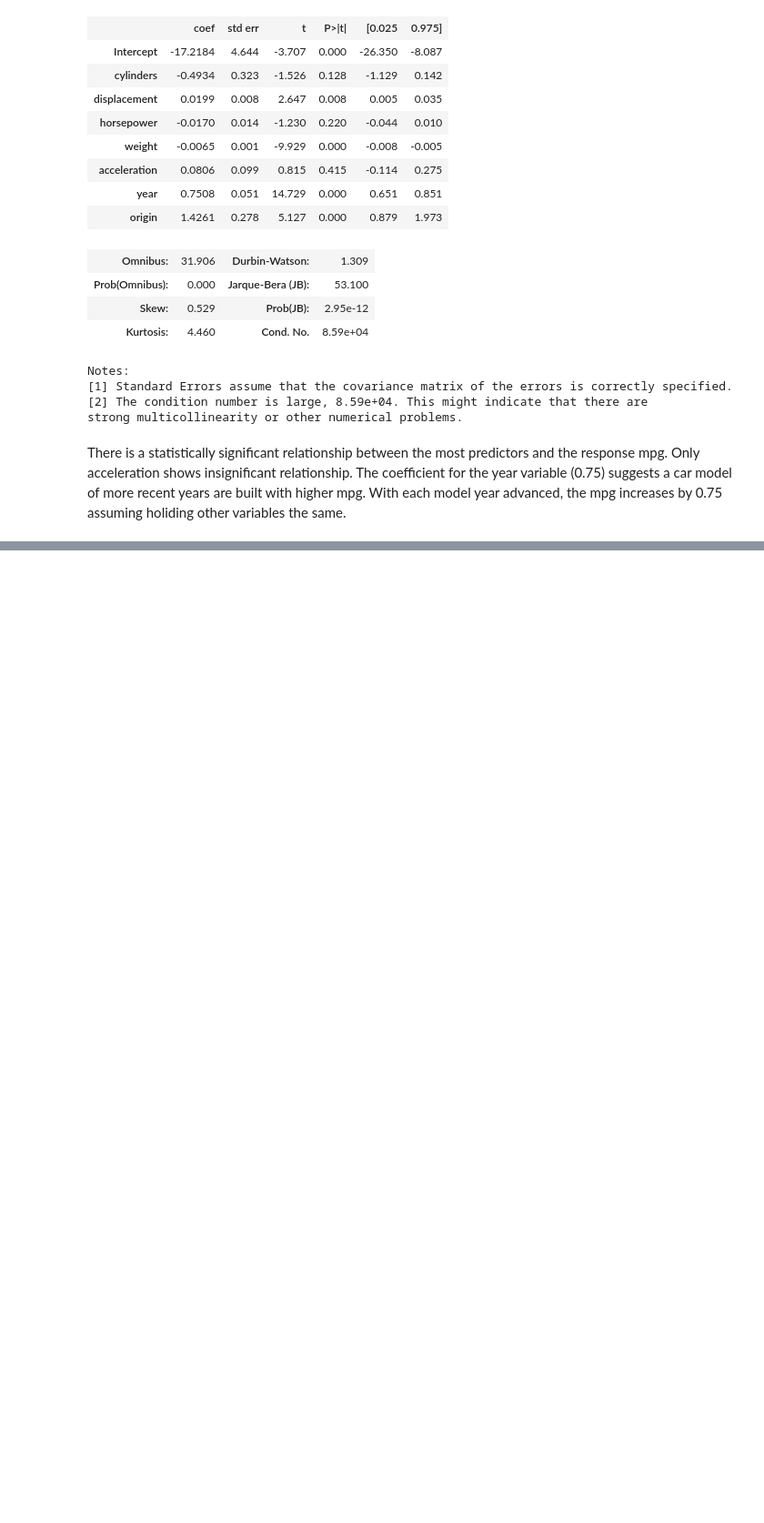
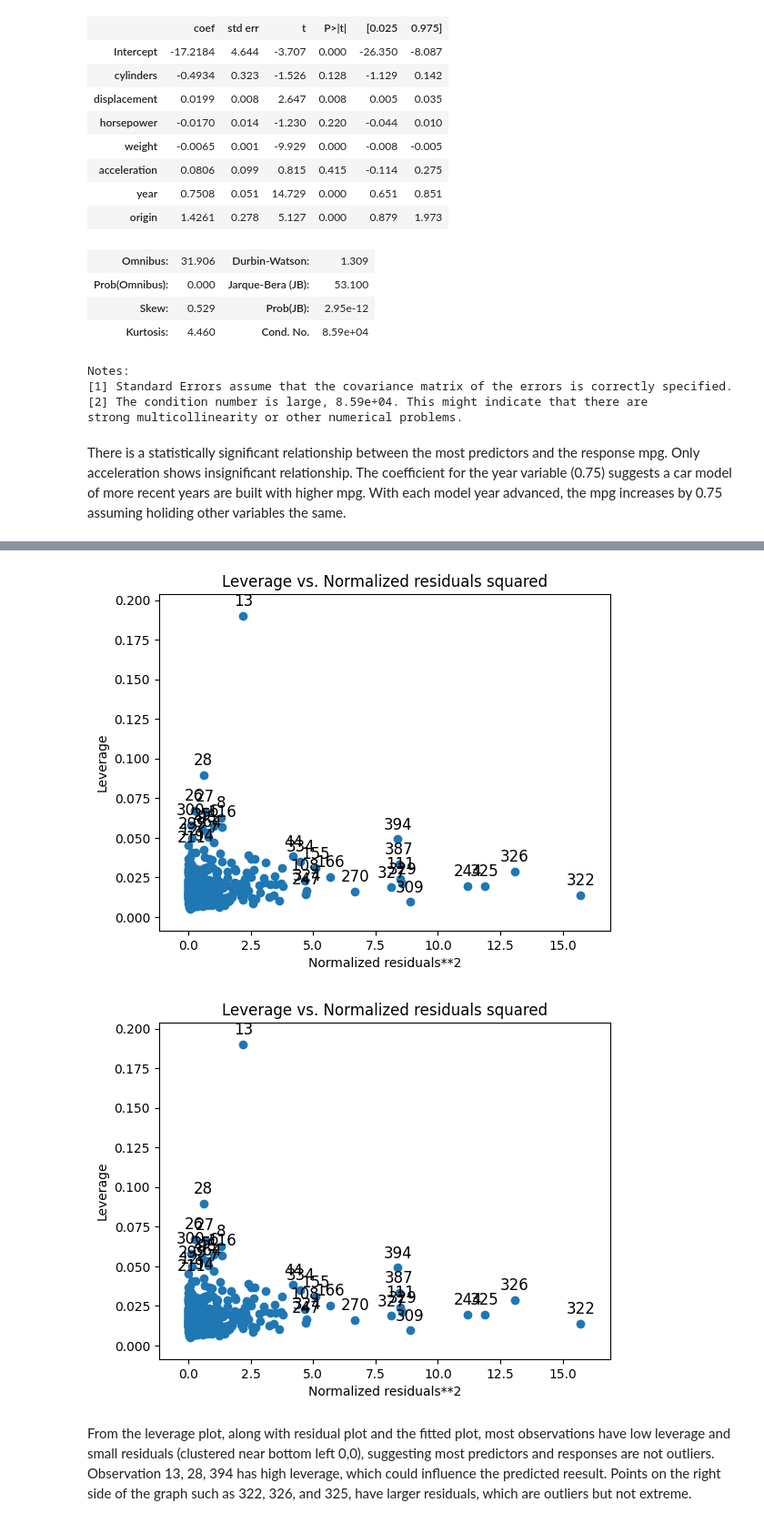
Before and after one commit to mw1296/DSAN5300, a Jupyter notebook: homeworks/HW-2/HW-2.ipynb, the cells around one changed output, grey strips where cells are left out. Shown at 91% size. Drawn from its saved outputs; the diff is of its cells as text; code cells hidden in the pictures; blank space fills up the shorter version.

```diff
--- a/homeworks/HW-2/HW-2.ipynb
+++ b/homeworks/HW-2/HW-2.ipynb
@@ -242,0 +276,8 @@ There is a statistically significant relationship between the most predictors an
+# %%
+# leverage plot
+plot_leverage_resid2(mlr_model)
+# %% [output]
+[figure, added]
+[figure, added]
+# %% [markdown]
+From the leverage plot, along with residual plot and the fitted plot, most observations have low leverage and small residuals (clustered near bottom left 0,0), suggesting most predictors and responses are not outliers. Observation 13, 28, 394 has high leverage, which could influence the predicted reesult. Points on the right side of the graph such as 322, 326, and 325, have larger residuals, which are outliers but not extreme.
```
Also changed, not shown: parts of 5 cells of this notebook.
